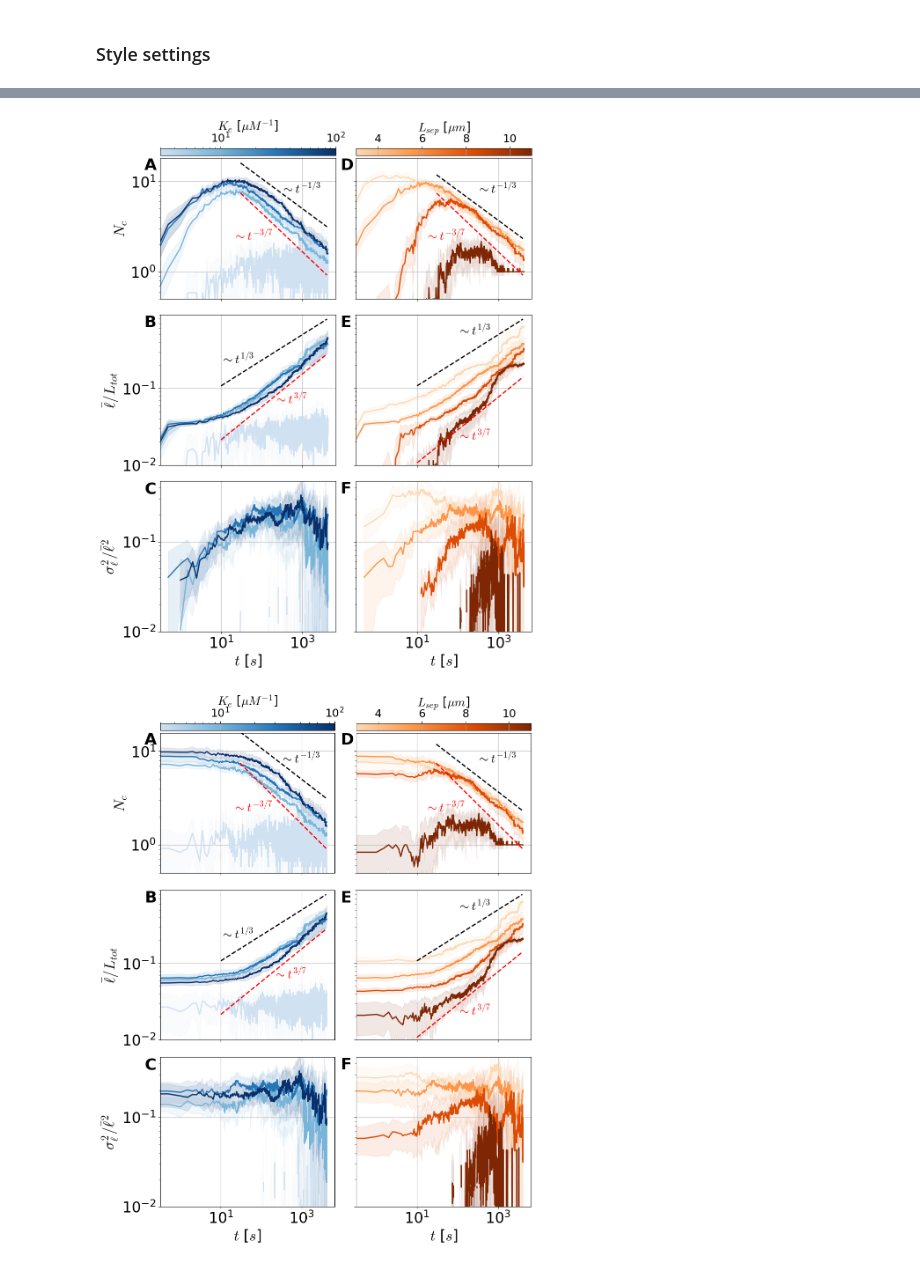
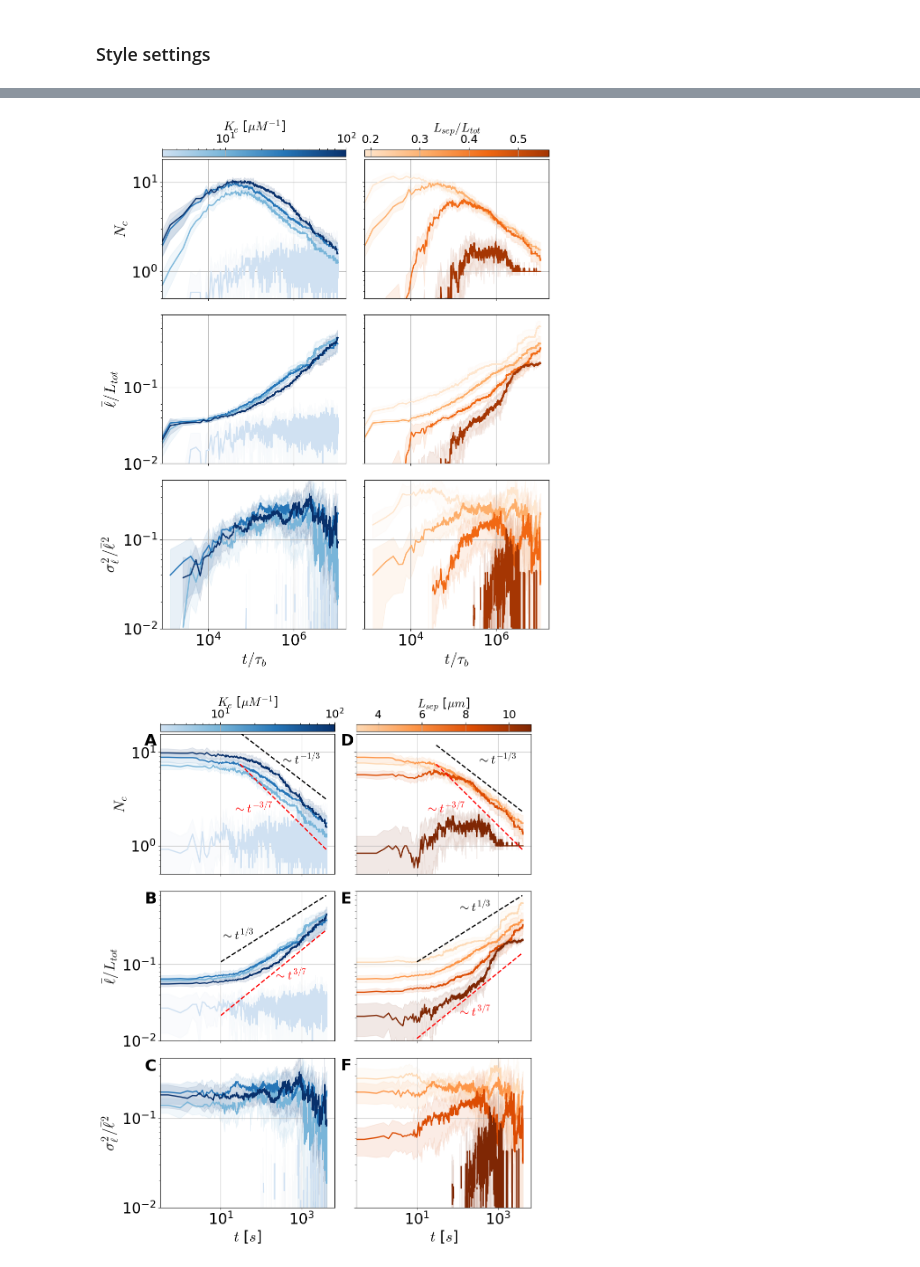
Before and after one commit to flatironinstitute/aLENS_analysis, a Jupyter notebook: notebooks/chromatin_notebooks/Dyn_cond_figs/Figure3.ipynb, the cells around one changed output, grey strips where cells are left out. Saved outputs shown, nothing was run; the diff lists cells and outputs as text; code cells hidden in the pictures.

Commit message:
Updated figures 2,3,4. Non-dimensionalization and improved theory.

```diff
--- a/notebooks/chromatin_notebooks/Dyn_cond_figs/Figure3.ipynb
+++ b/notebooks/chromatin_notebooks/Dyn_cond_figs/Figure3.ipynb
@@ -95,3 +38,15 @@ end_ind = None
 start_bead = 0
 end_bead = None
 part_min = 40
+
+# System parameters
+L_tot = 1600
+L_tot_um = 16.0
+
+# Diffusion time
+visc = 1.0 # pN*s/um^2
+b_diam = 0.01 # um
+kbT = .00411 # pN*um
+bead_diff = kbT / (3 * np.pi * visc * b_diam) # um^2/s
+diff_time = b_diam**3*3.*np.pi*visc / (6.*kbT) # s
+print(f"Diffusion time: {diff_time:.5f} s")
@@ -252,7 +209,7 @@ blue_cmap = mcolors.LinearSegmentedColormap.from_list('custom_blues', blue_color
 
 fig, axarr = plt.subplots(3,2, figsize=(10, 12), sharex='col', sharey='row' )
 with h5py.File("Figure2/fig2_pin_ke_data_dict.h5", "r") as h5d:
-    time_arr = h5d["time"][...]
+    time_arr = h5d["time"][...]/diff_time
     for (label, key), color in zip(labels_to_graph_dict.items(), blue_colors):
         h5_data = h5d[key]
         zeroth_mom = h5_data['zeroth_mom'][...]
@@ -322,11 +279,13 @@ labels_to_graph_dict = {
 }
 cmap = plt.cm.Oranges
 n_shades = len(labels_to_graph_dict.keys())
-orange_colors = [color for color in cmap(np.linspace(0.2, 1, n_shades))]
+fractions = (np.array([3.0, 5.0, 7.0, 9.0])-2.)/(10.-2.)
+print(fractions)
+orange_colors = [color for color in cmap(fractions)]
 orange_cmap = mcolors.LinearSegmentedColormap.from_list('custom_oranges', orange_colors)
 
 with h5py.File("Figure2/fig2_pin_ke_data_dict.h5", "r") as h5d:
-    time_arr = h5d["time"][...]
+    time_arr = h5d["time"][...]/diff_time
     for (label, key), color in zip(labels_to_graph_dict.items(), orange_colors):
         h5_data = h5d[key]
         zeroth_mom = h5_data['zeroth_mom'][...]
@@ -395,7 +354,7 @@ sm.set_array([])
 cax0 = make_axes_locatable(axarr[0,0]).append_axes("top", size="5%", pad=0.06)
 cbar = fig.colorbar(sm,  cax=cax0, orientation='horizontal', fraction=0.02, pad=0.04,  )
 
-norm = mcolors.Normalize(vmin=3, vmax=11)
+norm = mcolors.Normalize(vmin=3./L_tot_um, vmax=9./L_tot_um)
 sm = plt.cm.ScalarMappable(cmap=orange_cmap, norm=norm)
 sm.set_array([])
 cax1 = make_axes_locatable(axarr[0,1]).append_axes("top", size="5%", pad=0.06)
@@ -404,22 +363,23 @@ cbar1 = fig.colorbar(sm,  cax=cax1, orientation='horizontal', fraction=0.02, pad
 cbar.ax.xaxis.set_ticks_position('top')
 cbar.ax.xaxis.set_label_position('top')
 cbar.ax.tick_params(labelsize=18)
-cbar.set_label('$K_e$ [$\mu M^{-1}$]', fontsize=20)
+cbar.set_label(r'$K_e$ [$\mu M^{-1}$]', fontsize=20)
 
 cbar1.ax.xaxis.set_ticks_position('top')
 cbar1.ax.xaxis.set_label_position('top')
 cbar1.ax.tick_params(labelsize=18)
-cbar1.set_label('$L_{sep}$ [$\mu m$]', fontsize=20)
+cbar1.set_label(r'$L_{sep}/L_{tot}$', fontsize=20)
+# cbar1.set_ticks([.2, .8])
 
 # Axis labels and scales
 _ = axarr[0,0].set_xscale("log")
 _ = axarr[1,1].set_xscale("log")
-_ = axarr[2,0].set_xlabel("$t$ [$s$]")
-_ = axarr[2,1].set_xlabel("$t$ [$s$]")
+_ = axarr[2,0].set_xlabel(r"$t/\tau_{b}$")
+_ = axarr[2,1].set_xlabel(r"$t/\tau_{b}$")
 
-_ = axarr[0,0].set_ylabel("$N_c$")
+_ = axarr[0,0].set_ylabel(r"$N_c$")
 _ = axarr[0,0].set_yscale("log")
-_ = axarr[0,0].set_ylim(.5)
+_ = axarr[0,0].set_ylim(.5, None)
 
 
 _ = axarr[1,0].set_ylabel( r"$\bar{\ell} / L_{tot}$")
@@ -431,37 +391,39 @@ _ = axarr[2,0].set_ylim(.01, .47)
 _ = axarr[2,0].set_yscale("log")
 
 # Guide lines and text annotations
+t_arr1 = np.arange(30, 4000)/diff_time
+t_arr2 = np.arange(10, 4000)/diff_time
 
-_ = axarr[0,0].plot(np.arange(30, 4000), 50*np.power(np.arange(30, 4000), -1./3.), 'k--')
-_ = axarr[0,0].plot(np.arange(30, 4000), 32*np.power(np.arange(30, 4000), -3./7.), 'r--')
-_ = axarr[1,0].plot(np.arange(10, 4000), .05*np.power(np.arange(10, 4000), 1./3.), 'k--')
-_ = axarr[1,0].plot(np.arange(10, 4000), .008*np.power(np.arange(10, 4000), 3./7.), 'r--')
+# _ = axarr[0,0].plot(t_arr1, 50*np.power(t_arr1, -1./3.), 'k--')
+# _ = axarr[0,0].plot(t_arr1, 32*np.power(t_arr1, -3./7.), 'r--')
+# _ = axarr[1,0].plot(t_arr2, .05*np.power(t_arr2, 1./3.), 'k--')
+# _ = axarr[1,0].plot(t_arr2, .008*np.power(t_arr2, 3./7.), 'r--')
 
-_ = axarr[0,1].plot(np.arange(30, 4000), 37*np.power(np.arange(30, 4000), -1./3.), 'k--')
-_ = axarr[0,1].plot(np.arange(30, 4000), 32*np.power(np.arange(30, 4000), -3./7.), 'r--')
-_ = axarr[1,1].plot(np.arange(10, 4000), .05*np.power(np.arange(10, 4000), 1./3.), 'k--')
-_ = axarr[1,1].plot(np.arange(10, 4000), .004*np.power(np.arange(10, 4000), 3./7.), 'r--')
+# _ = axarr[0,1].plot(t_arr1, 37*np.power(t_arr1, -1./3.), 'k--')
+# _ = axarr[0,1].plot(t_arr1, 32*np.power(t_arr1, -3./7.), 'r--')
+# _ = axarr[1,1].plot(t_arr2, .05*np.power(t_arr2, 1./3.), 'k--')
+# _ = axarr[1,1].plot(t_arr2, .004*np.power(t_arr2, 3./7.), 'r--')
 
-_ = axarr[0,0].text(300, 10, "$\sim t^{-1/3}$", fontsize=20, fontweight='bold', va='top')
-_ = axarr[0,1].text(300, 10, "$\sim t^{-1/3}$", fontsize=20, fontweight='bold', va='top')
-_ = axarr[1,0].text(10,.3, "$\sim t^{1/3}$", fontsize=20, fontweight='bold', va='top')
-_ = axarr[1,1].text(100,.7, "$\sim t^{1/3}$", fontsize=20, fontweight='bold', va='top')
+# _ = axarr[0,0].text(300/diff_time, 10, r"$\sim t^{-1/3}$", fontsize=20, fontweight='bold', va='top')
+# _ = axarr[0,1].text(300/diff_time, 10, r"$\sim t^{-1/3}$", fontsize=20, fontweight='bold', va='top')
+# _ = axarr[1,0].text(10/diff_time,.3, r"$\sim t^{1/3}$", fontsize=20, fontweight='bold', va='top')
+# _ = axarr[1,1].text(100/diff_time,.7, r"$\sim t^{1/3}$", fontsize=20, fontweight='bold', va='top')
 
-_ = axarr[0,0].text(20, 3, "$\sim t^{-3/7}$", fontsize=20, fontweight='bold', va='top', color='r')
-_ = axarr[1,0].text(200, .09, "$\sim t^{3/7}$", fontsize=20, fontweight='bold', va='top', color='r')
-_ = axarr[0,1].text(16,3, "$\sim t^{-3/7}$", fontsize=20, fontweight='bold', va='top', color='r')
-_ = axarr[1,1].text(100,.03, "$\sim t^{3/7}$", fontsize=20, fontweight='bold', va='top', color='r')
+# _ = axarr[0,0].text(20/diff_time, 3, r"$\sim t^{-3/7}$", fontsize=20, fontweight='bold', va='top', color='r')
+# _ = axarr[1,0].text(200/diff_time, .09, r"$\sim t^{3/7}$", fontsize=20, fontweight='bold', va='top', color='r')
+# _ = axarr[0,1].text(16/diff_time,3, r"$\sim t^{-3/7}$", fontsize=20, fontweight='bold', va='top', color='r')
+# _ = axarr[1,1].text(100/diff_time,.03, r"$\sim t^{3/7}$", fontsize=20, fontweight='bold', va='top', color='r')
 
-_ = axarr[0,0].text(-0.09, .92, "A", fontsize=26, transform=axarr[0,0].transAxes, fontweight='bold')
-_ = axarr[1,0].text(-0.09, .92, "B", fontsize=26, transform=axarr[1,0].transAxes, fontweight='bold')
-_ = axarr[2,0].text(-0.09, .92, "C", fontsize=26, transform=axarr[2,0].transAxes, fontweight='bold')
-_ = axarr[0,1].text(-0.09, .92, "D", fontsize=26, transform=axarr[0,1].transAxes, fontweight='bold')
-_ = axarr[1,1].text(-0.09, .92, "E", fontsize=26, transform=axarr[1,1].transAxes, fontweight='bold')
-_ = axarr[2,1].text(-0.09, .92, "F", fontsize=26, transform=axarr[2,1].transAxes, fontweight='bold')
+# _ = axarr[0,0].text(-0.09, .92, "A", fontsize=26, transform=axarr[0,0].transAxes, fontweight='bold')
+# _ = axarr[1,0].text(-0.09, .92, "B", fontsize=26, transform=axarr[1,0].transAxes, fontweight='bold')
+# _ = axarr[2,0].text(-0.09, .92, "C", fontsize=26, transform=axarr[2,0].transAxes, fontweight='bold')
+# _ = axarr[0,1].text(-0.09, .92, "D", fontsize=26, transform=axarr[0,1].transAxes, fontweight='bold')
+# _ = axarr[1,1].text(-0.09, .92, "E", fontsize=26, transform=axarr[1,1].transAxes, fontweight='bold')
+# _ = axarr[2,1].text(-0.09, .92, "F", fontsize=26, transform=axarr[2,1].transAxes, fontweight='bold')
 
 
 fig.savefig("Figure3/fig3_cond_dyn_Ke_Lsep_full.pdf", bbox_inches="tight")
 fig.savefig("Figure3/fig3_cond_dyn_Ke_Lsep_full.eps", bbox_inches="tight")
-fig.savefig("/mnt/home/alamson/papers/dyn_cond_paper/images/fig3_cond_dyn_Ke_Lsep_full.pdf", bbox_inches="tight")
-fig.savefig("/mnt/home/alamson/papers/dyn_cond_paper/images/fig3_cond_dyn_Ke_Lsep_full.eps", bbox_inches="tight")
+# fig.savefig("/mnt/home/alamson/papers/dyn_cond_paper/images/fig3_cond_dyn_Ke_Lsep_full.pdf", bbox_inches="tight")
+# fig.savefig("/mnt/home/alamson/papers/dyn_cond_paper/images/fig3_cond_dyn_Ke_Lsep_full.eps", bbox_inches="tight")
 # %% [output]
@@ -470,4 +432,4 @@ The PostScript backend does not support transparency; partially transparent arti
-[figure, old version]
+[figure, new version]
 # %%
 labels_to_graph_dict = {
     # r"$K_e = 1~\mu {\rm M}^{-1}, L_{sep} = 5~\mu {\rm m}$": "Pin5.0um_Ke1/",
```
Also changed, not shown: parts of 6 cells of this notebook, 1 other file.
